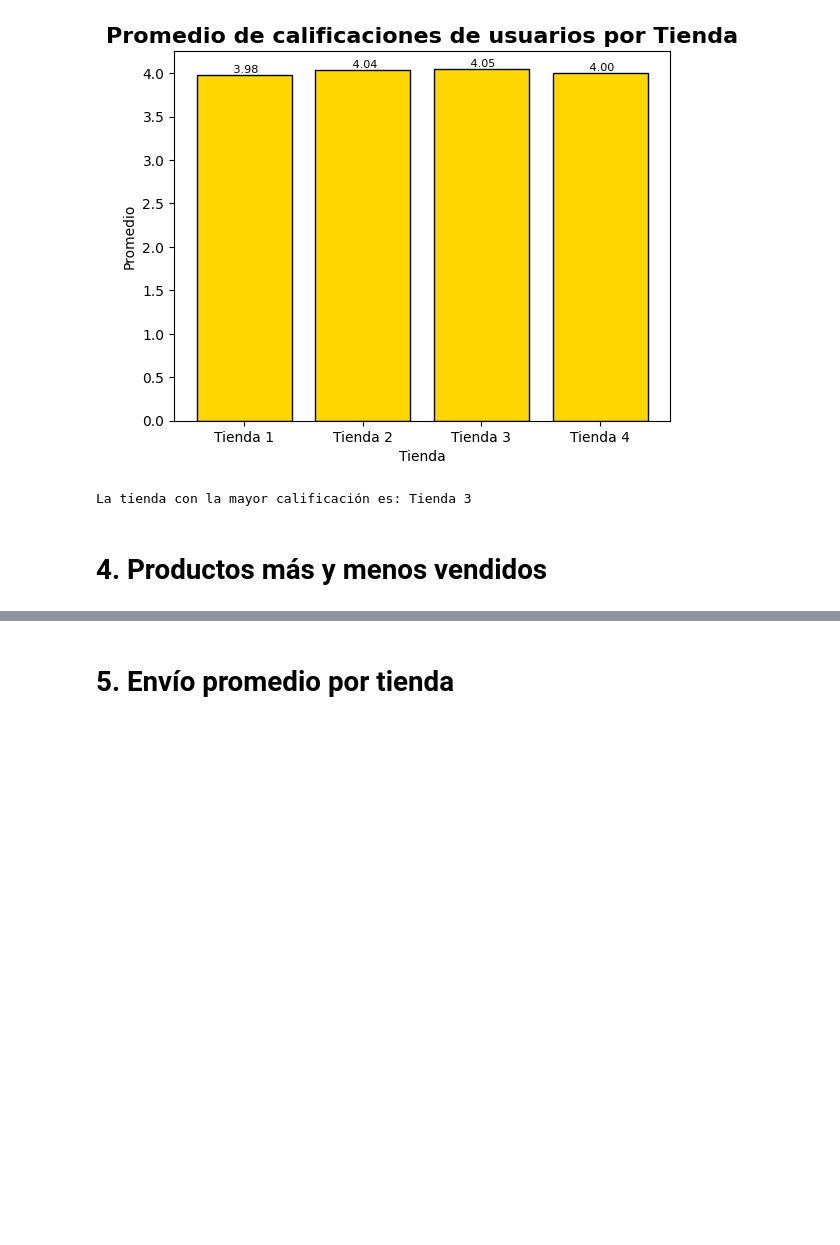
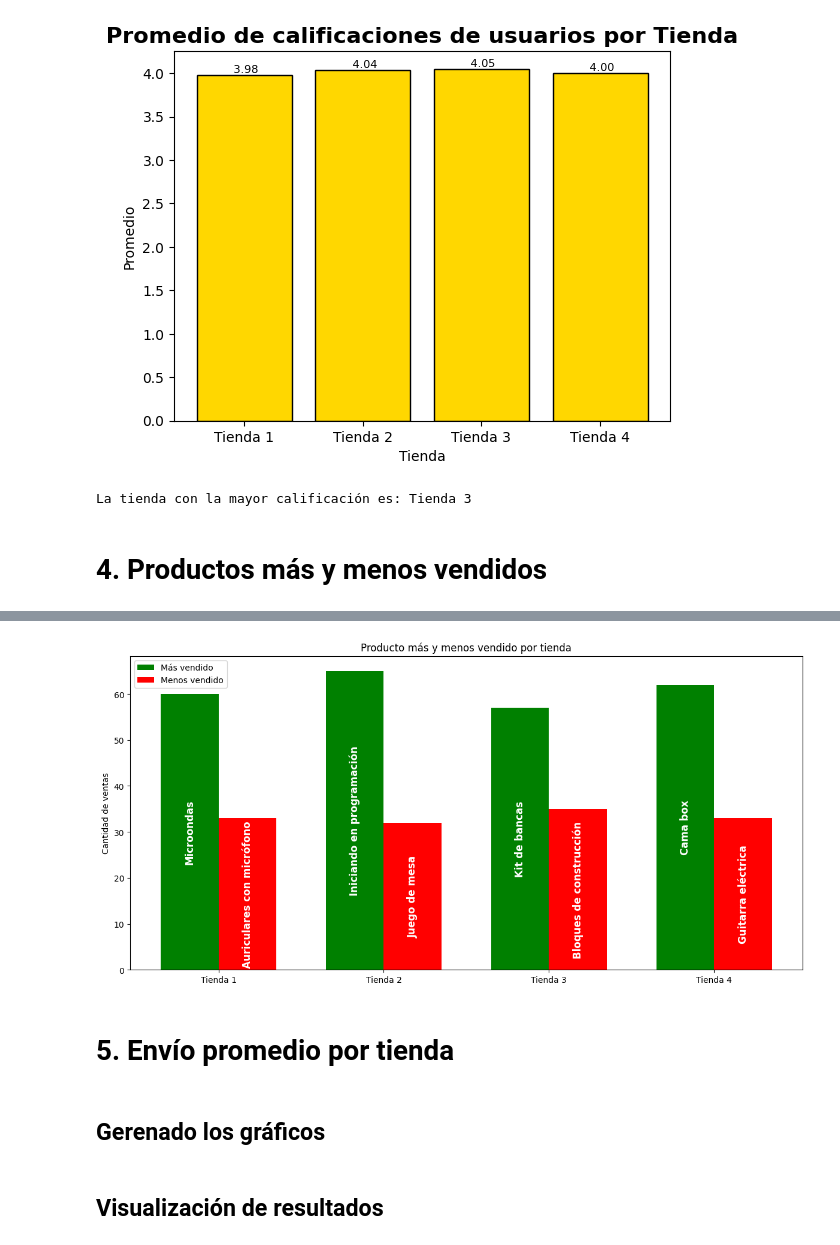
Before and after one commit to DevMagnov/challenge1-data-science-latam, a Jupyter notebook: AluraStoreLatam.ipynb, the cells around one changed output, grey strips where cells are left out. Cells and saved outputs as stored; diff of their text form; code cells hidden in the pictures; blank space fills up the shorter version.

Commit message:
Modificando el archivo hasta Productos más y menos vendidos

```diff
--- a/AluraStoreLatam.ipynb
+++ b/AluraStoreLatam.ipynb
@@ -236,3 +236,20 @@ print(f"La tienda con la mayor calificación es: {tienda_con_mayor_calificacion}
 La tienda con la mayor calificación es: Tienda 3
 # %% [markdown]
 # 4. Productos más y menos vendidos
+# %%
+list_lista_productos = [] #Creación de la lista de listas de productos vendidos
+# %%
+prod = 'Producto' #Variable que gusrda el nombre de la columna Prodcuto
+
+#Extraemos los nombres de la columa Producto de cada uno de los archivos y las almacenamos en una lista de listas
+for tienda in lista_tiendas:
+    lista_prod = tienda[prod].tolist()
+    list_lista_productos.append(lista_prod)
+# %%
+# Creamos una lista de listas de productos por tienda con conteo por tiendas
+
+cantidad_productos_tienda = [{producto: conteo for producto, conteo in Counter(ventas).items()} for ventas in list_lista_productos]
+# %%
+# Creamos un diccionario para visulizar el conteo de cada producto relacionado a su nombre de tienda
+
+dict_tienda_productos = dict(zip(nombre_tiendas, cantidad_productos_tienda))
@@ -239,2 +287,52 @@ La tienda con la mayor calificación es: Tienda 3
+# %%
+# Extraemos los datos del diccionario de productos vendidos en varias listas
+nom_tiendas = []
+produ_max = []
+cant_max = []
+
+produ_min = []
+cant_min = []
+
+for tienda, conteo in dict_tienda_productos.items():
+    mas_vendido = max(conteo.items(), key=lambda x: x[1])
+    menos_vendido = min(conteo.items(), key=lambda x: x[1])
+
+    nom_tiendas.append(tienda)
+    produ_max.append(mas_vendido[0])
+    cant_max.append(mas_vendido[1])
+
+    produ_min.append(menos_vendido[0])
+    cant_min.append(menos_vendido[1])
+
+# Crear gráfico de barras agrupadas
+x = np.arange(len(nom_tiendas))
+ancho = 0.35
+
+fig, ax = plt.subplots(figsize=(12, 6))
+b1 = ax.bar(x - ancho/2, cant_max, width=ancho, label='Más vendido', color='green')
+b2 = ax.bar(x + ancho/2, cant_min, width=ancho, label='Menos vendido', color='red')
+
+# Etiquetas y título
+ax.set_ylabel('Cantidad de ventas')
+ax.set_title('Producto más y menos vendido por tienda')
+ax.set_xticks(x)
+ax.set_xticklabels(nom_tiendas)
+ax.legend()
+
+# Mostrar nombres dentro de las barras
+for i in range(len(nom_tiendas)):
+    ax.text(x[i] - ancho/2, cant_max[i]/2, produ_max[i],
+            ha='center', va='center', color='white', fontsize=12, fontweight = 'bold', rotation=90)
+    ax.text(x[i] + ancho/2, cant_min[i]/2, produ_min[i],
+            ha='center', va='center', color='white', fontsize=12,fontweight = 'bold', rotation=90)
+
+plt.tight_layout()
+plt.show()
+# %% [output]
+[figure, added]
 # %% [markdown]
 # 5. Envío promedio por tienda
+# %% [markdown]
+## Gerenado los gráficos
+# %% [markdown]
+## Visualización de resultados
```
Also changed, not shown: parts of 2 cells of this notebook.
